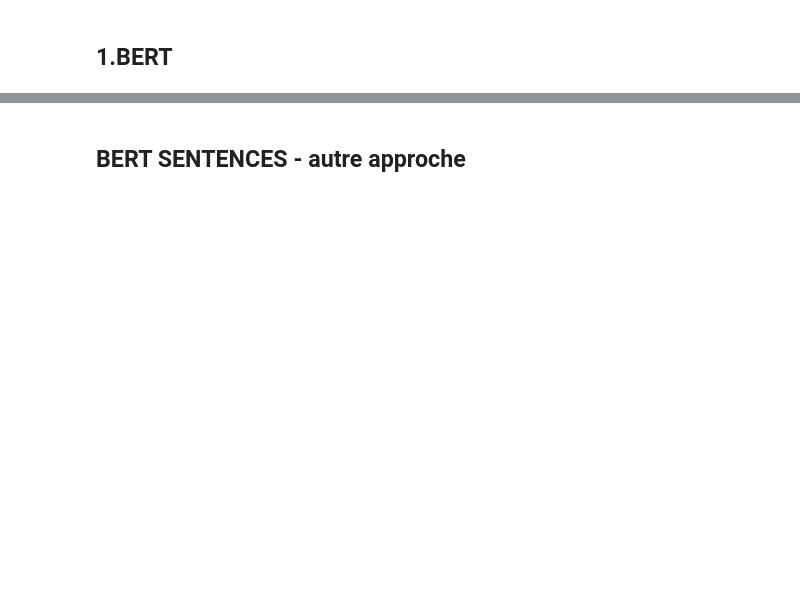
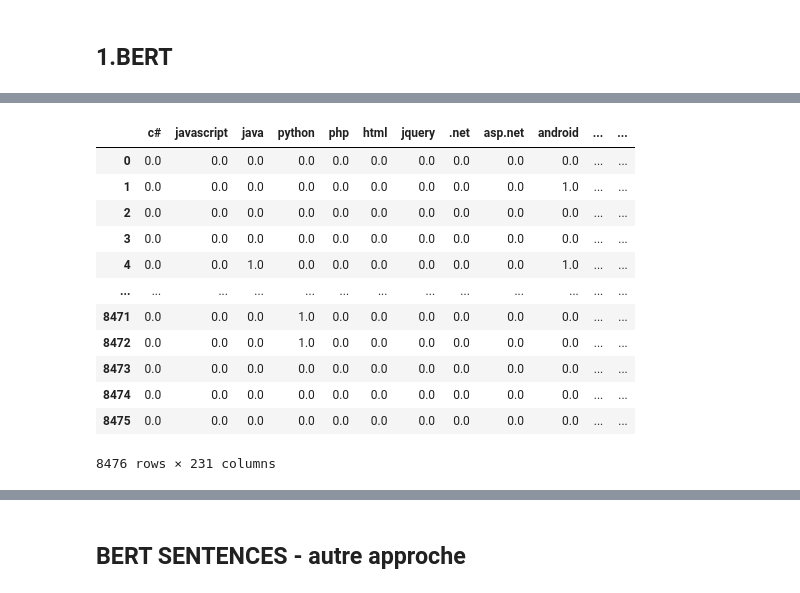
Before and after one commit to maurlco/stackoverflow-question-tag, a Jupyter notebook: test.ipynb, the cells around one changed output, grey strips where cells are left out. Drawn from its saved outputs; the diff is of its cells as text; code cells hidden in the pictures; blank space fills up the shorter version.

```diff
--- a/test.ipynb
+++ b/test.ipynb
@@ -210,0 +464,4 @@ len(sentences[1])
+# %%
+from sklearn.linear_model import LogisticRegression, SGDClassifier
+from sklearn.multioutput import MultiOutputClassifier
+clf_text = MultiOutputClassifier(LogisticRegression(n_jobs=-1, max_iter= 200),n_jobs=-1)
@@ -210,0 +507,3 @@ len(sentences[1])
+# %%
+y_pred_train_text = clf_text.predict(X_train_tfidf_text)
+y_pred_cv_text = clf_text.predict(X_cv_tfidf_text)
@@ -210,0 +513,18 @@ len(sentences[1])
+# %%
+y_pred_cv_text_df = pd.DataFrame(y_pred_cv_text)
+y_pred_cv_text_df.columns = y_cv.columns
+y_pred_cv_text_df
+# %% [output]
+|  | c# | javascript | java | python | php | html | jquery | .net | asp.net | android | ... | ... |
+| 0 | 0.0 | 0.0 | 0.0 | 0.0 | 0.0 | 0.0 | 0.0 | 0.0 | 0.0 | 0.0 | ... | ... |
+| 1 | 0.0 | 0.0 | 0.0 | 0.0 | 0.0 | 0.0 | 0.0 | 0.0 | 0.0 | 1.0 | ... | ... |
+| 2 | 0.0 | 0.0 | 0.0 | 0.0 | 0.0 | 0.0 | 0.0 | 0.0 | 0.0 | 0.0 | ... | ... |
+| 3 | 0.0 | 0.0 | 0.0 | 0.0 | 0.0 | 0.0 | 0.0 | 0.0 | 0.0 | 0.0 | ... | ... |
+| 4 | 0.0 | 0.0 | 1.0 | 0.0 | 0.0 | 0.0 | 0.0 | 0.0 | 0.0 | 1.0 | ... | ... |
+| ... | ... | ... | ... | ... | ... | ... | ... | ... | ... | ... | ... | ... |
+| 8471 | 0.0 | 0.0 | 0.0 | 1.0 | 0.0 | 0.0 | 0.0 | 0.0 | 0.0 | 0.0 | ... | ... |
+| 8472 | 0.0 | 0.0 | 0.0 | 1.0 | 0.0 | 0.0 | 0.0 | 0.0 | 0.0 | 0.0 | ... | ... |
+| 8473 | 0.0 | 0.0 | 0.0 | 0.0 | 0.0 | 0.0 | 0.0 | 0.0 | 0.0 | 0.0 | ... | ... |
+| 8474 | 0.0 | 0.0 | 0.0 | 0.0 | 0.0 | 0.0 | 0.0 | 0.0 | 0.0 | 0.0 | ... | ... |
+| 8475 | 0.0 | 0.0 | 0.0 | 0.0 | 0.0 | 0.0 | 0.0 | 0.0 | 0.0 | 0.0 | ... | ... |
+8476 rows × 231 columns
```
Also changed, not shown: parts of 105 cells of this notebook, 21 other files.
